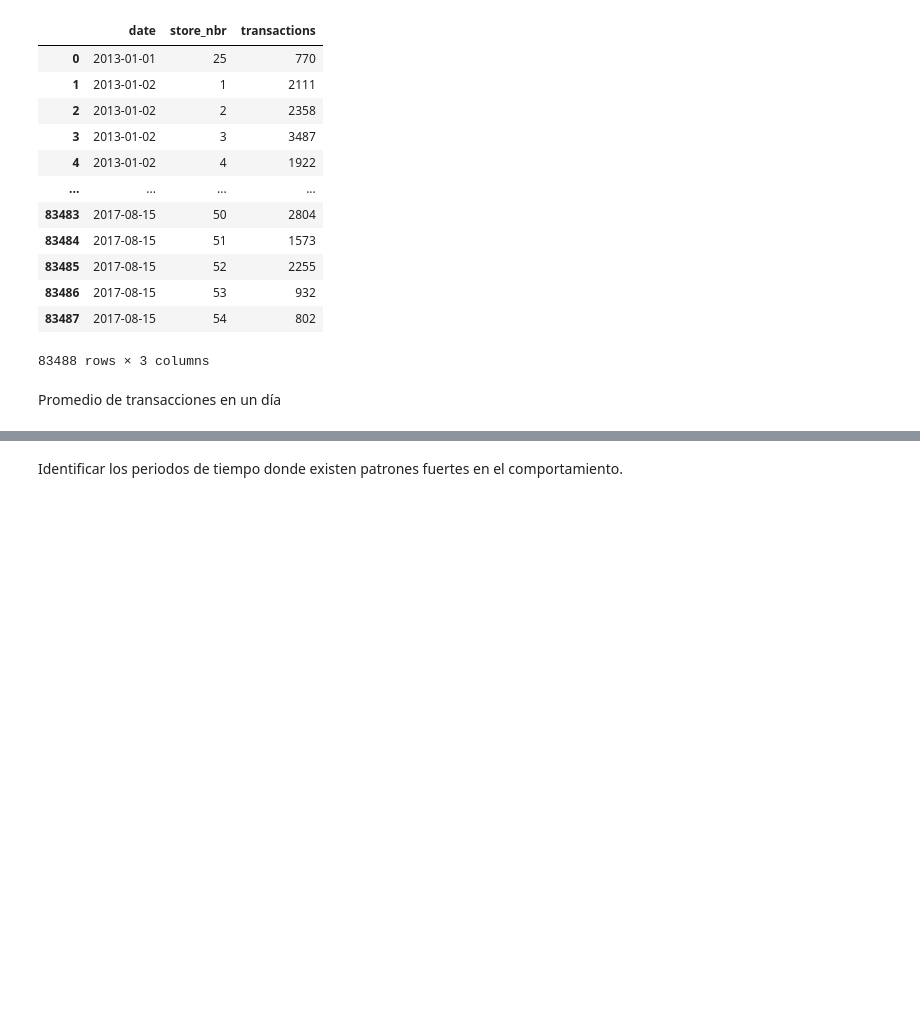
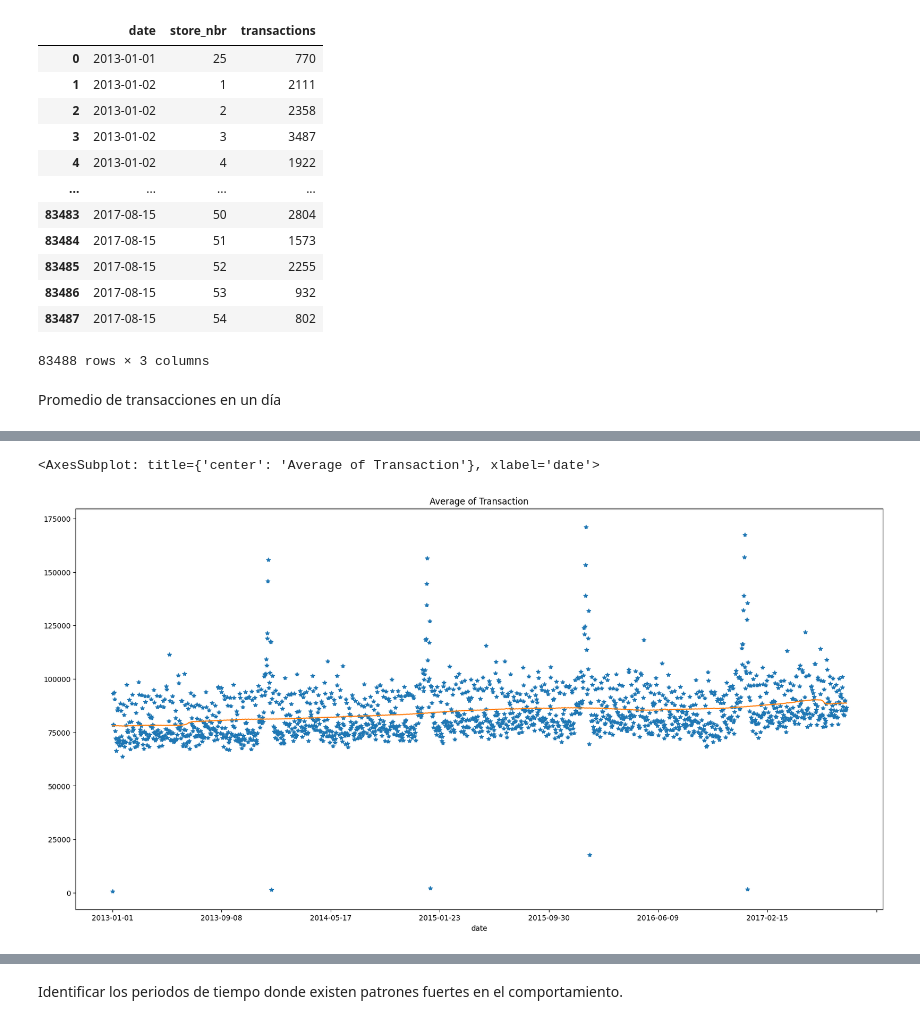
Before and after one commit to EmilianoV-TEC/Reto_TC3006C, a Jupyter notebook: avance-1-reto.ipynb, the cells around one changed output, grey strips where cells are left out. Saved outputs shown, nothing was run; the diff lists cells and outputs as text; code cells hidden in the pictures; blank space fills up the shorter version.

```diff
--- a/avance-1-reto.ipynb
+++ b/avance-1-reto.ipynb
@@ -237,0 +268,9 @@ px.scatter(x = pd.to_datetime(average_transactions_df["date"]), y = average_tran
+# %%
+sum_transaction = df_transactions.groupby('date').sum()['transactions']
+sum_transaction = sum_transaction.copy()
+moving_sum_transaction = sum_transaction.rolling(window=365, center=True, min_periods=183).mean()
+sum_transaction.plot(style='*', figsize=(20, 10), title='Average of Transaction')
+moving_sum_transaction.plot()
+# %% [output]
+<AxesSubplot: title={'center': 'Average of Transaction'}, xlabel='date'>
+[figure, added]
```
Also changed, not shown: parts of 42 cells of this notebook, 1 other file.
